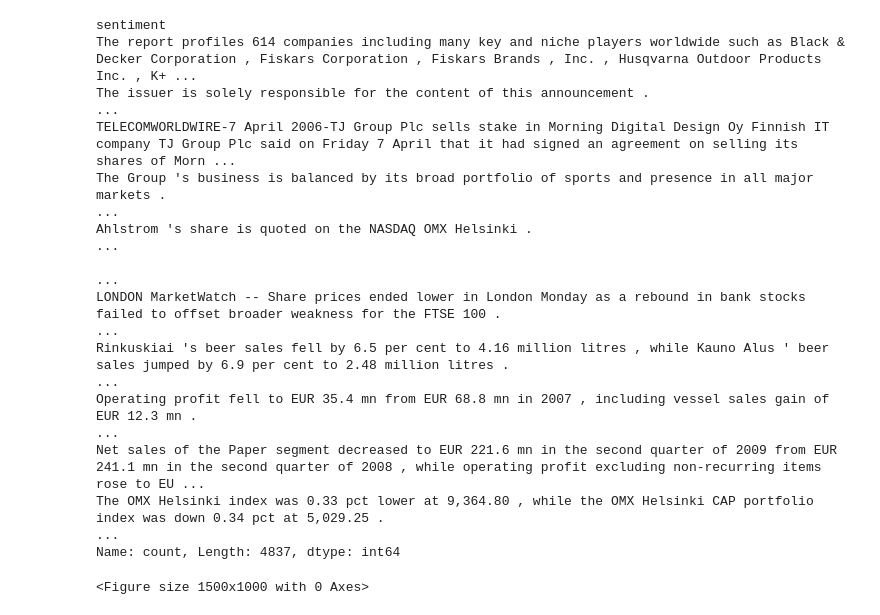
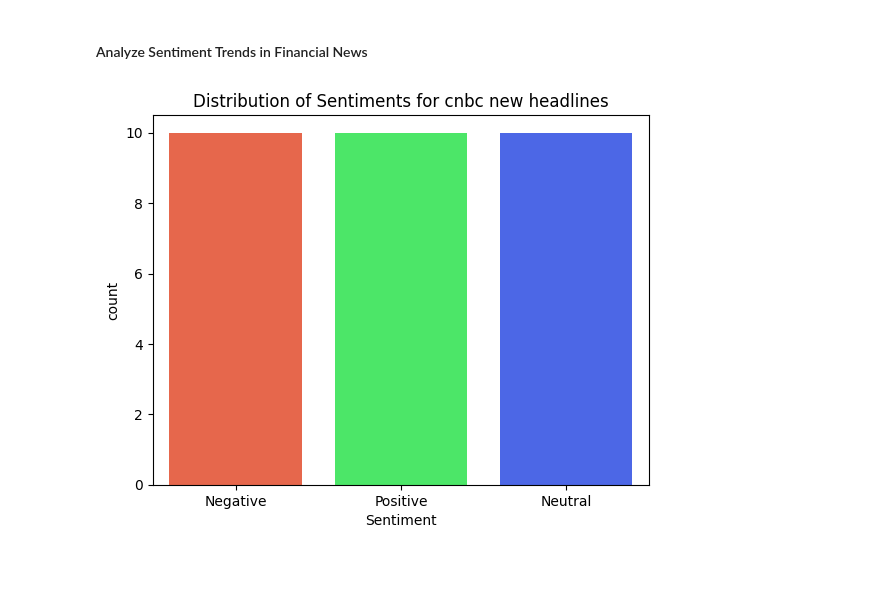
Before and after one commit to joyflorence/Big-Data-Mining-and-Anaytics, a Jupyter notebook: Project_test.ipynb, the cells around one changed output. Saved outputs shown, nothing was run; the diff lists cells and outputs as text; code cells hidden in the pictures; blank space fills up the shorter version.

```diff
--- a/Project_test.ipynb
+++ b/Project_test.ipynb
@@ -122,61 +262,9 @@ Classification Report:
-# %%
-print(df['sentiment'].value_counts())
-# %% [output]
-sentiment
-The report profiles 614 companies including many key and niche players worldwide such as Black & Decker Corporation , Fiskars Corporation , Fiskars Brands , Inc. , Husqvarna Outdoor Products Inc. , K+ ...
-The issuer is solely responsible for the content of this announcement .                                                                                                                                  ...
-TELECOMWORLDWIRE-7 April 2006-TJ Group Plc sells stake in Morning Digital Design Oy Finnish IT company TJ Group Plc said on Friday 7 April that it had signed an agreement on selling its shares of Morn ...
-The Group 's business is balanced by its broad portfolio of sports and presence in all major markets .                                                                                                   ...
-Ahlstrom 's share is quoted on the NASDAQ OMX Helsinki .                                                                                                                                                 ...
-                                                                                                                                                                                                         ...
-LONDON MarketWatch -- Share prices ended lower in London Monday as a rebound in bank stocks failed to offset broader weakness for the FTSE 100 .                                                         ...
-Rinkuskiai 's beer sales fell by 6.5 per cent to 4.16 million litres , while Kauno Alus ' beer sales jumped by 6.9 per cent to 2.48 million litres .                                                     ...
-Operating profit fell to EUR 35.4 mn from EUR 68.8 mn in 2007 , including vessel sales gain of EUR 12.3 mn .                                                                                             ...
-Net sales of the Paper segment decreased to EUR 221.6 mn in the second quarter of 2009 from EUR 241.1 mn in the second quarter of 2008 , while operating profit excluding non-recurring items rose to EU ...
-The OMX Helsinki index was 0.33 pct lower at 9,364.80 , while the OMX Helsinki CAP portfolio index was down 0.34 pct at 5,029.25 .                                                                       ...
-Name: count, Length: 4837, dtype: int64
-# %%
-from wordcloud import WordCloud
-import matplotlib.pyplot as plt
-
-# Combine text for each sentiment safely
-def get_text(df, sentiment):
-    text_data = " ".join(df[df['sentiment'] == sentiment]['cleaned'])
-    return text_data if len(text_data.strip()) > 0 else None
-
-positive_text = get_text(df, 'positive')
-negative_text = get_text(df, 'negative')
-neutral_text  = get_text(df, 'neutral')
-
-# Prepare figure
-plt.figure(figsize=(15,10))
-
-row = 1
-
-if positive_text:
-    positive_wc = WordCloud(width=800, height=400, background_color='white', colormap='Greens').generate(positive_text)
-    plt.subplot(3,1,row)
-    plt.imshow(positive_wc, interpolation='bilinear')
-    plt.axis('off')
-    plt.title("Positive Financial News Word Cloud", fontsize=14)
-    row += 1
-
-if negative_text:
-    negative_wc = WordCloud(width=800, height=400, background_color='white', colormap='Reds').generate(negative_text)
-    plt.subplot(3,1,row)
-    plt.imshow(negative_wc, interpolation='bilinear')
-    plt.axis('off')
-    plt.title("Negative Financial News Word Cloud", fontsize=14)
-    row += 1
-
-if neutral_text:
-    neutral_wc = WordCloud(width=800, height=400, background_color='white', colormap='Blues').generate(neutral_text)
-    plt.subplot(3,1,row)
-    plt.imshow(neutral_wc, interpolation='bilinear')
-    plt.axis('off')
-    plt.title("Neutral Financial News Word Cloud", fontsize=14)
-
-plt.tight_layout()
-plt.show()
-# %% [output]
-<Figure size 1500x1000 with 0 Axes>
+# %% [markdown]
+#### Analyze Sentiment Trends in Financial News
+# %%
+# Plot of sentiment distribution
+sns.countplot(x='Sentiment', hue='Sentiment', data=cnbc_data2, palette=['#FF5733', '#33FF57', '#3357FF'], dodge=False, legend=False)
+plt.title('Distribution of Sentiments for cnbc new headlines')
+plt.show()
+# %% [output]
+[figure, added]
```
Also changed, not shown: parts of 36 cells of this notebook, 3 other files.
